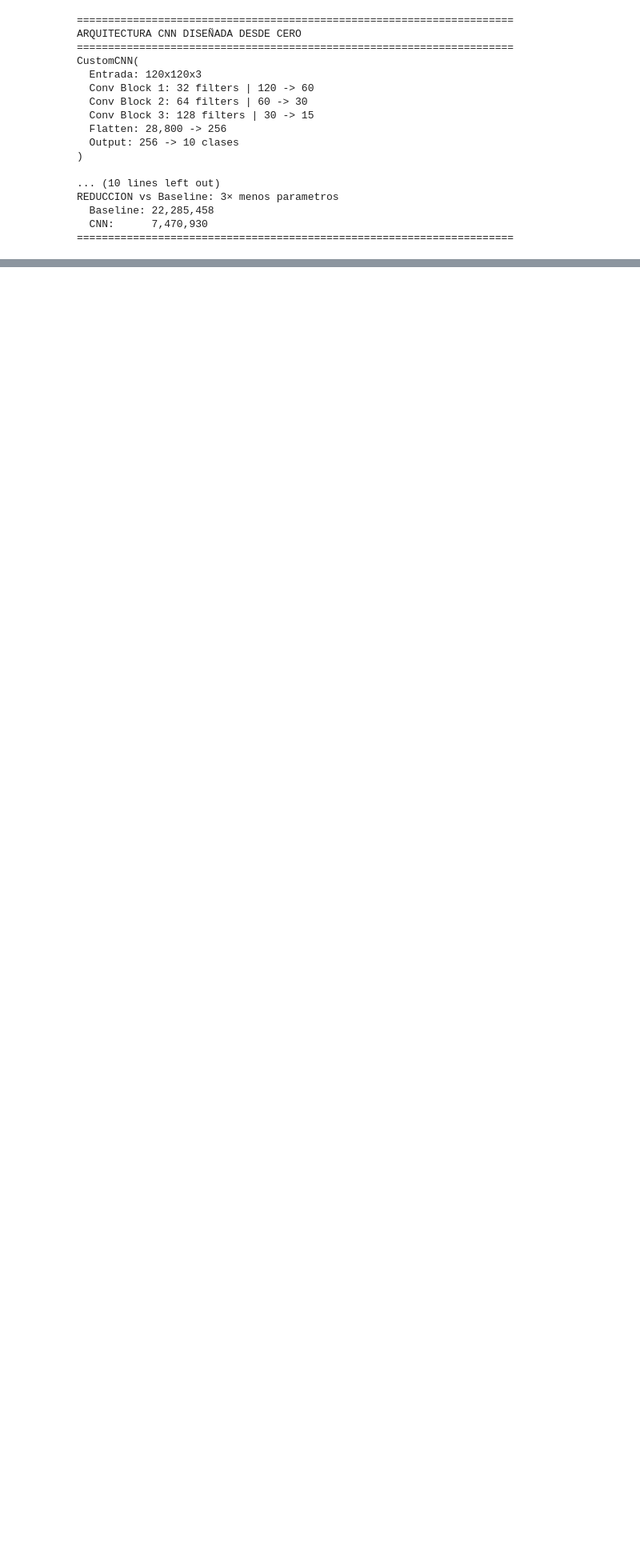
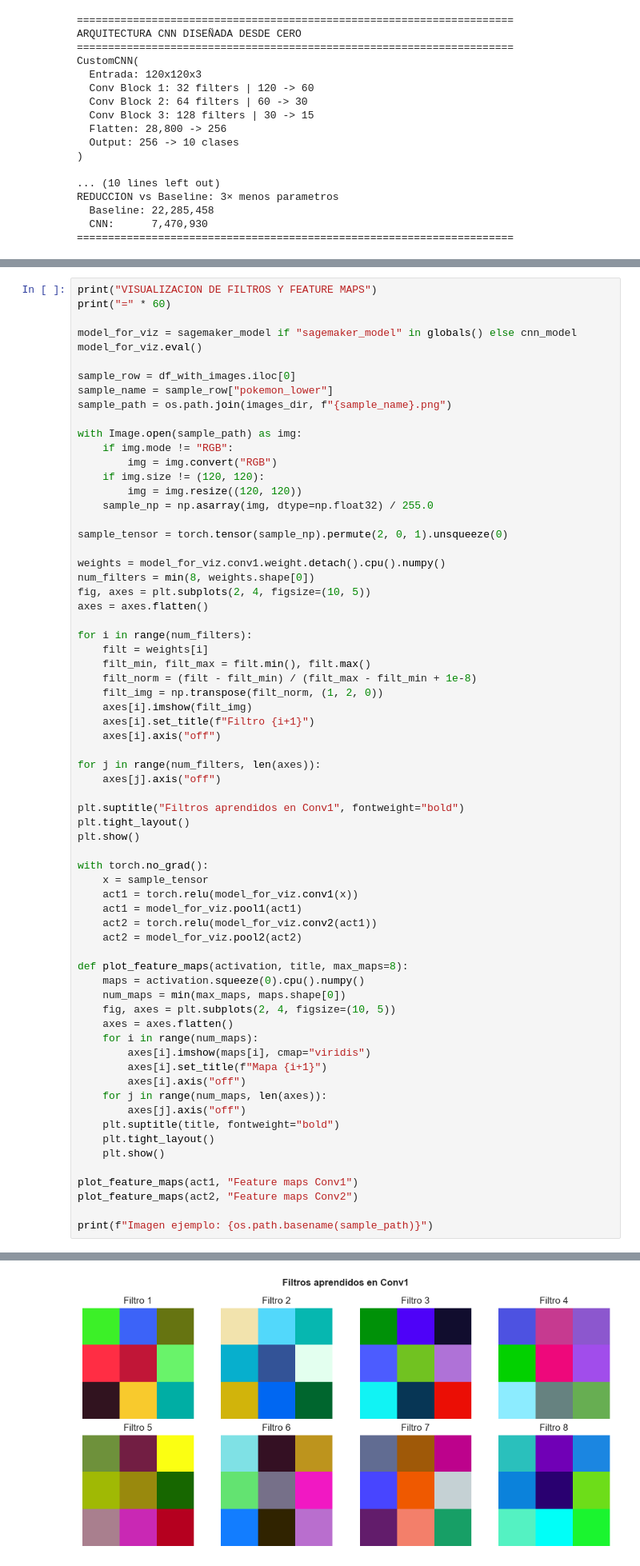
Before and after one commit to CARDAV-45/AREP_Exploring_Convolutional_Layers_Through_Data_and_Experiments_-Lab3, a Jupyter notebook: Convolutional_Layers_Through_Data_and_Experiments.ipynb, the cells around one changed output, grey strips where cells are left out. Shown at 80% size. Saved outputs shown, nothing was run; the diff lists cells and outputs as text; blank space fills up the shorter version.

Commit message:
Actualizacion readme y filtros aprendidos

```diff
--- a/Convolutional_Layers_Through_Data_and_Experiments.ipynb
+++ b/Convolutional_Layers_Through_Data_and_Experiments.ipynb
@@ -1006,0 +1011,68 @@ REDUCCION vs Baseline: 3× menos parametros
+# %%
+print("VISUALIZACION DE FILTROS Y FEATURE MAPS")
+print("=" * 60)
+
+model_for_viz = sagemaker_model if "sagemaker_model" in globals() else cnn_model
+model_for_viz.eval()
+
+sample_row = df_with_images.iloc[0]
+sample_name = sample_row["pokemon_lower"]
+sample_path = os.path.join(images_dir, f"{sample_name}.png")
+
+with Image.open(sample_path) as img:
+    if img.mode != "RGB":
+        img = img.convert("RGB")
+    if img.size != (120, 120):
+        img = img.resize((120, 120))
+    sample_np = np.asarray(img, dtype=np.float32) / 255.0
+
+sample_tensor = torch.tensor(sample_np).permute(2, 0, 1).unsqueeze(0)
+
+weights = model_for_viz.conv1.weight.detach().cpu().numpy()
+num_filters = min(8, weights.shape[0])
+fig, axes = plt.subplots(2, 4, figsize=(10, 5))
+axes = axes.flatten()
+
+for i in range(num_filters):
+    filt = weights[i]
+    filt_min, filt_max = filt.min(), filt.max()
+    filt_norm = (filt - filt_min) / (filt_max - filt_min + 1e-8)
+    filt_img = np.transpose(filt_norm, (1, 2, 0))
+    axes[i].imshow(filt_img)
+    axes[i].set_title(f"Filtro {i+1}")
+    axes[i].axis("off")
+
+for j in range(num_filters, len(axes)):
+    axes[j].axis("off")
+
+plt.suptitle("Filtros aprendidos en Conv1", fontweight="bold")
+plt.tight_layout()
+plt.show()
+
+with torch.no_grad():
+    x = sample_tensor
+    act1 = torch.relu(model_for_viz.conv1(x))
+    act1 = model_for_viz.pool1(act1)
+    act2 = torch.relu(model_for_viz.conv2(act1))
+    act2 = model_for_viz.pool2(act2)
+
+def plot_feature_maps(activation, title, max_maps=8):
+    maps = activation.squeeze(0).cpu().numpy()
+    num_maps = min(max_maps, maps.shape[0])
+    fig, axes = plt.subplots(2, 4, figsize=(10, 5))
+    axes = axes.flatten()
+    for i in range(num_maps):
+        axes[i].imshow(maps[i], cmap="viridis")
+        axes[i].set_title(f"Mapa {i+1}")
+        axes[i].axis("off")
+    for j in range(num_maps, len(axes)):
+        axes[j].axis("off")
+    plt.suptitle(title, fontweight="bold")
+    plt.tight_layout()
+    plt.show()
+
+plot_feature_maps(act1, "Feature maps Conv1")
+plot_feature_maps(act2, "Feature maps Conv2")
+
+print(f"Imagen ejemplo: {os.path.basename(sample_path)}")
+# %% [output]
@@ -1006,0 +1081 @@ REDUCCION vs Baseline: 3× menos parametros
+[figure, added]
```
Also changed, not shown: parts of 2 cells of this notebook, 4 other files.
